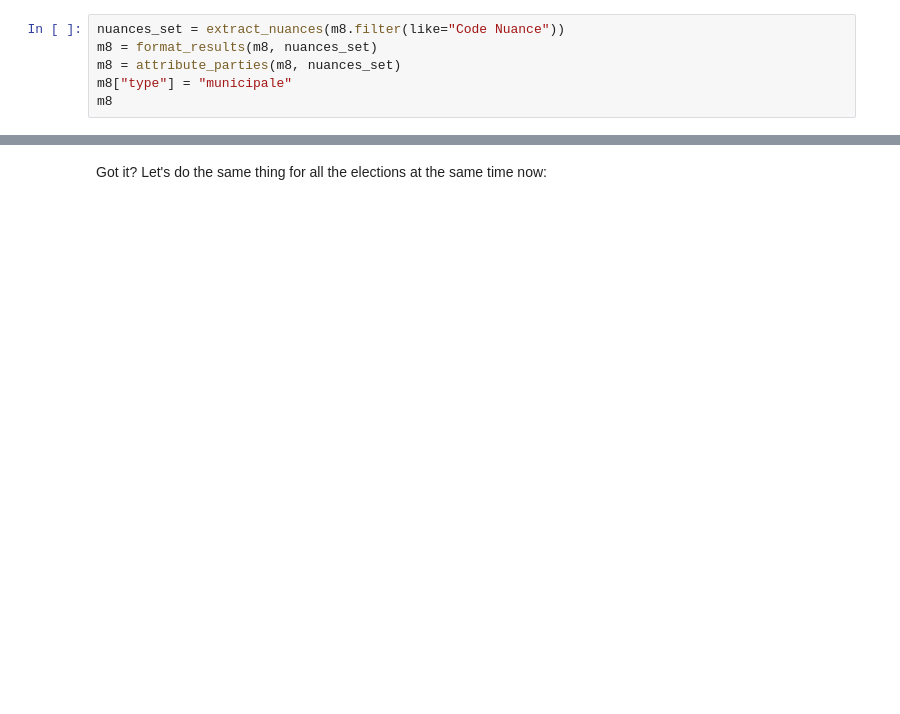
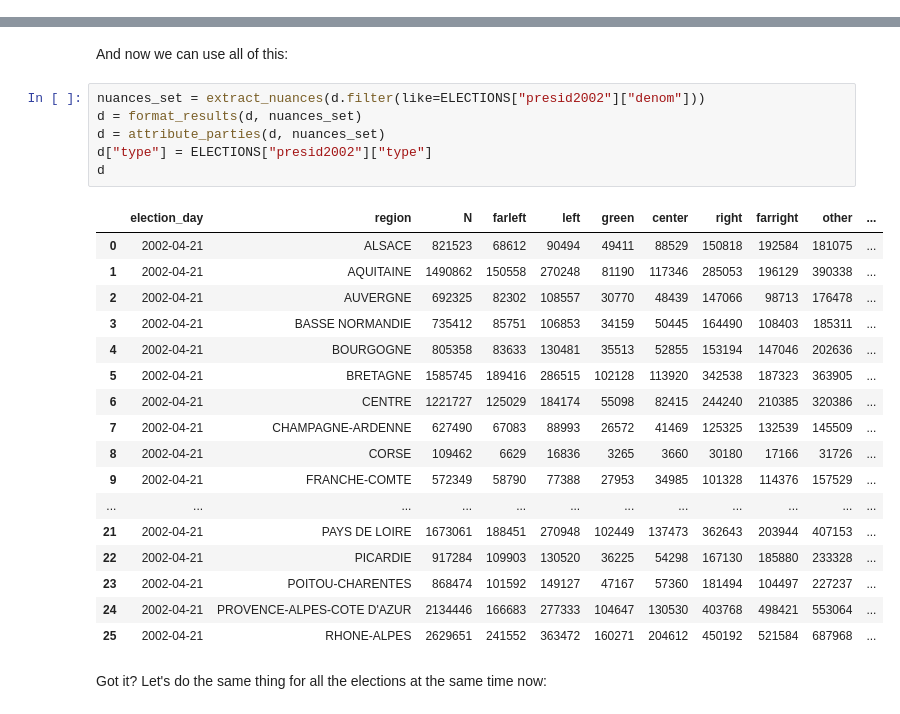
Before and after one commit to pollsposition/data, a Jupyter notebook: format_generic_results.ipynb, the cells around one changed output, grey strips where cells are left out. Saved outputs shown, nothing was run; the diff lists cells and outputs as text; blank space fills up the shorter version.

```diff
--- a/format_generic_results.ipynb
+++ b/format_generic_results.ipynb
@@ -465,6 +0,0 @@ The data are now in the same format as the 2014 results, so we can have the same
-# %%
-nuances_set = extract_nuances(m8.filter(like="Code Nuance"))
-m8 = format_results(m8, nuances_set)
-m8 = attribute_parties(m8, nuances_set)
-m8["type"] = "municipale"
-m8
@@ -564,3 +387,29 @@ p
+# %% [markdown]
+And now we can use all of this:
+# %%
+nuances_set = extract_nuances(d.filter(like=ELECTIONS["presid2002"]["denom"]))
+d = format_results(d, nuances_set)
+d = attribute_parties(d, nuances_set)
+d["type"] = ELECTIONS["presid2002"]["type"]
+d
+# %% [output]
+|  | election_day | region | N | farleft | left | green | center | right | farright | other | ... |
+| 0 | 2002-04-21 | ALSACE | 821523 | 68612 | 90494 | 49411 | 88529 | 150818 | 192584 | 181075 | ... |
+| 1 | 2002-04-21 | AQUITAINE | 1490862 | 150558 | 270248 | 81190 | 117346 | 285053 | 196129 | 390338 | ... |
+| 2 | 2002-04-21 | AUVERGNE | 692325 | 82302 | 108557 | 30770 | 48439 | 147066 | 98713 | 176478 | ... |
+| 3 | 2002-04-21 | BASSE NORMANDIE | 735412 | 85751 | 106853 | 34159 | 50445 | 164490 | 108403 | 185311 | ... |
+| 4 | 2002-04-21 | BOURGOGNE | 805358 | 83633 | 130481 | 35513 | 52855 | 153194 | 147046 | 202636 | ... |
+| 5 | 2002-04-21 | BRETAGNE | 1585745 | 189416 | 286515 | 102128 | 113920 | 342538 | 187323 | 363905 | ... |
+| 6 | 2002-04-21 | CENTRE | 1221727 | 125029 | 184174 | 55098 | 82415 | 244240 | 210385 | 320386 | ... |
+| 7 | 2002-04-21 | CHAMPAGNE-ARDENNE | 627490 | 67083 | 88993 | 26572 | 41469 | 125325 | 132539 | 145509 | ... |
+| 8 | 2002-04-21 | CORSE | 109462 | 6629 | 16836 | 3265 | 3660 | 30180 | 17166 | 31726 | ... |
+| 9 | 2002-04-21 | FRANCHE-COMTE | 572349 | 58790 | 77388 | 27953 | 34985 | 101328 | 114376 | 157529 | ... |
+| ... | ... | ... | ... | ... | ... | ... | ... | ... | ... | ... | ... |
+| 21 | 2002-04-21 | PAYS DE LOIRE | 1673061 | 188451 | 270948 | 102449 | 137473 | 362643 | 203944 | 407153 | ... |
+| 22 | 2002-04-21 | PICARDIE | 917284 | 109903 | 130520 | 36225 | 54298 | 167130 | 185880 | 233328 | ... |
+| 23 | 2002-04-21 | POITOU-CHARENTES | 868474 | 101592 | 149127 | 47167 | 57360 | 181494 | 104497 | 227237 | ... |
+| 24 | 2002-04-21 | PROVENCE-ALPES-COTE D'AZUR | 2134446 | 166683 | 277333 | 104647 | 130530 | 403768 | 498421 | 553064 | ... |
+| 25 | 2002-04-21 | RHONE-ALPES | 2629651 | 241552 | 363472 | 160271 | 204612 | 450192 | 521584 | 687968 | ... |
 # %% [markdown]
 Got it? Let's do the same thing for all the elections at the same time now:
 # %%
```
Also changed, not shown: parts of 41 cells of this notebook, 7 other files.
